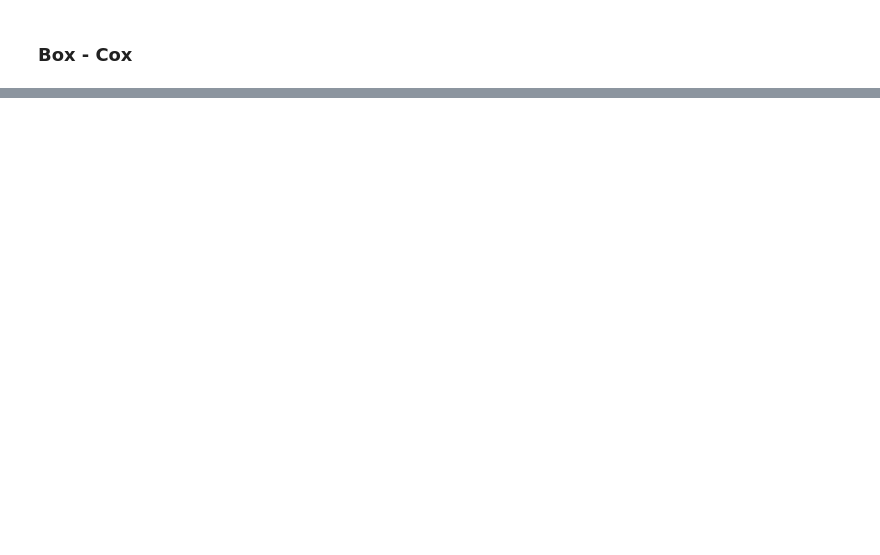
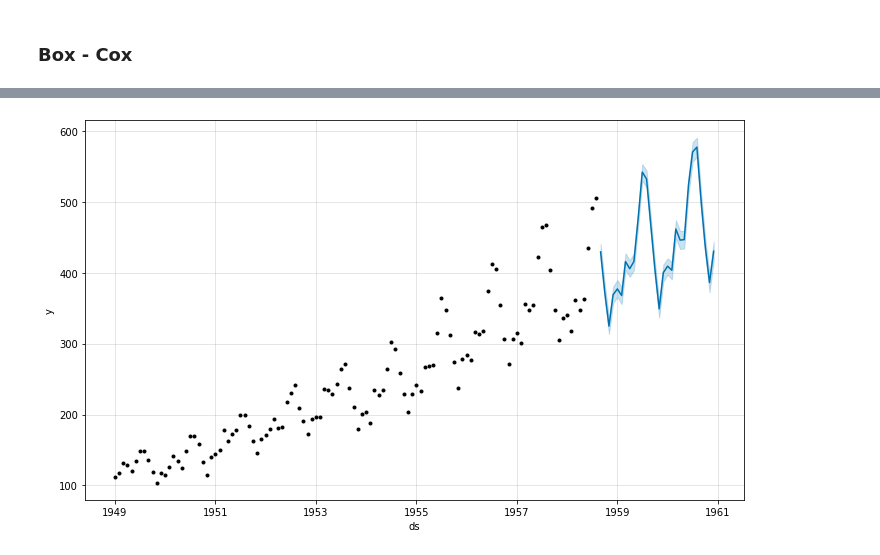
Before and after one commit to figelion/TS_AirPassengers, a Jupyter notebook: TS_AirPassengers.ipynb, the cells around one changed output, grey strips where cells are left out. Saved outputs shown, nothing was run; the diff lists cells and outputs as text; code cells hidden in the pictures; blank space fills up the shorter version.

Commit message:
Prediction prohet

```diff
--- a/TS_AirPassengers.ipynb
+++ b/TS_AirPassengers.ipynb
@@ -176,0 +289,6 @@ Lambda: 0.14802265137037945
+# %%
+df_proh = df[['#Passengers']]
+df_proh['Date'] = df_proh.index
+df_proh = df_proh[['Date', '#Passengers']]
+df_proh.columns = ['ds','y']
+df_proh.head()
@@ -176,0 +303,9 @@ Lambda: 0.14802265137037945
+# %%
+from sklearn.model_selection import TimeSeriesSplit
+
+tss = TimeSeriesSplit(n_splits = 4)
+
+for train_index, test_index in tss.split(df_proh):
+    df_proh_train, df_proh_test = df_proh.iloc[train_index, :], df_proh.iloc[test_index,:]
+
+df_proh_train.shape, df_proh_test.shape
@@ -176,0 +334,4 @@ Lambda: 0.14802265137037945
+# %%
+model = Prophet(seasonality_mode='multiplicative')
+model.fit(df_proh_train)
+#future = model.make_future_dataframe(periods=28, freq='M')
@@ -176,0 +342,2 @@ Lambda: 0.14802265137037945
+# %%
+forecast = model.predict(df_proh_test.drop(labels= ['y'], axis=1))
@@ -176,0 +353,4 @@ Lambda: 0.14802265137037945
+# %%
+fig1 = model.plot(forecast)
+# %% [output]
+[figure, added]
```
Also changed, not shown: parts of 22 cells of this notebook.
